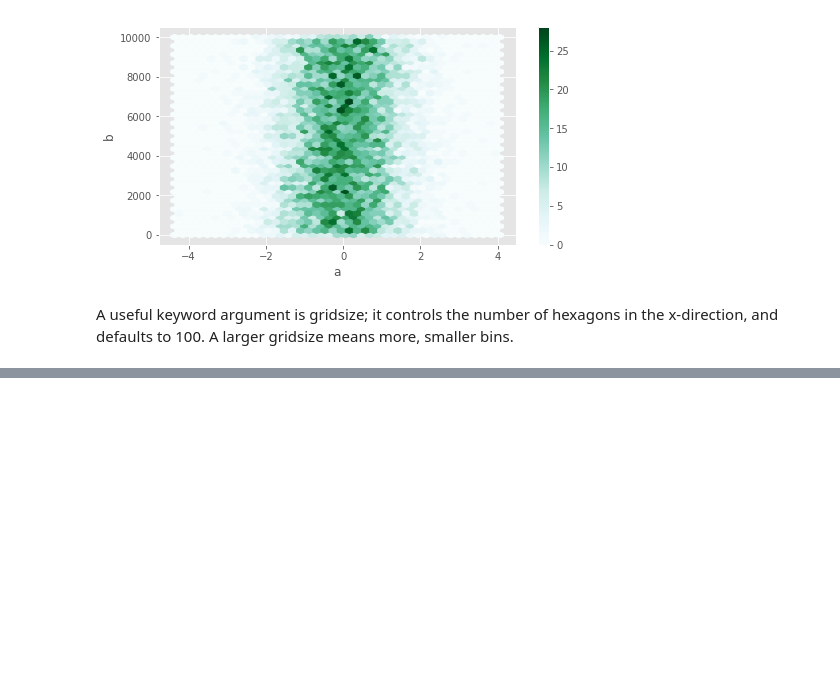
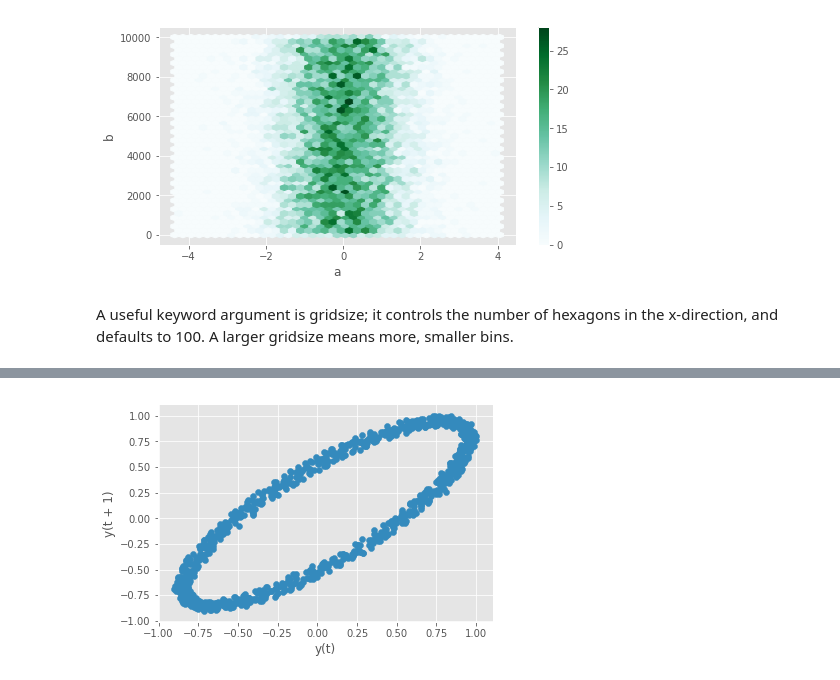
Before and after one commit to nhwhite212/DealingwithDataSpring2021, a Jupyter notebook: 8-Visualization/A-Matplotlib_and_Pandas.ipynb, the cells around one changed output, grey strips where cells are left out. Drawn from its saved outputs; the diff is of its cells as text; code cells hidden in the pictures; blank space fills up the shorter version.

```diff
--- a/8-Visualization/A-Matplotlib_and_Pandas.ipynb
+++ b/8-Visualization/A-Matplotlib_and_Pandas.ipynb
@@ -658,0 +630,11 @@ Above is a similar plot but with 2D kernel density estimation plot superimposed.
+# %%
+from pandas.plotting import lag_plot
+plt.figure();
+# generate a linear line around an oval (np.pi)
+spacing = np.linspace(-99 * np.pi, 99 * np.pi, num=1000)
+# generate a series  of random points that have a dependency
+data = pd.Series(0.1 * np.random.rand(1000) + 0.9 * np.sin(spacing))
+
+lag_plot(data);
+# %% [output]
+[figure, added]
```
Also changed, not shown: parts of 25 cells of this notebook.
